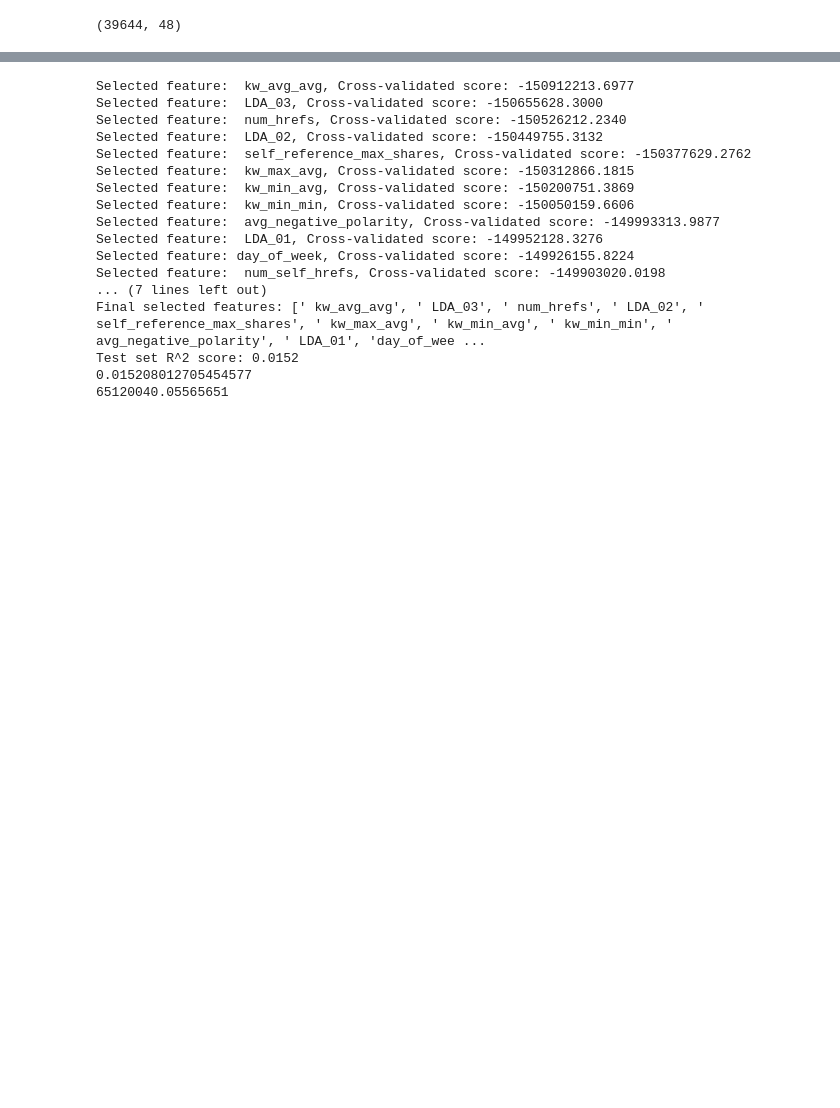
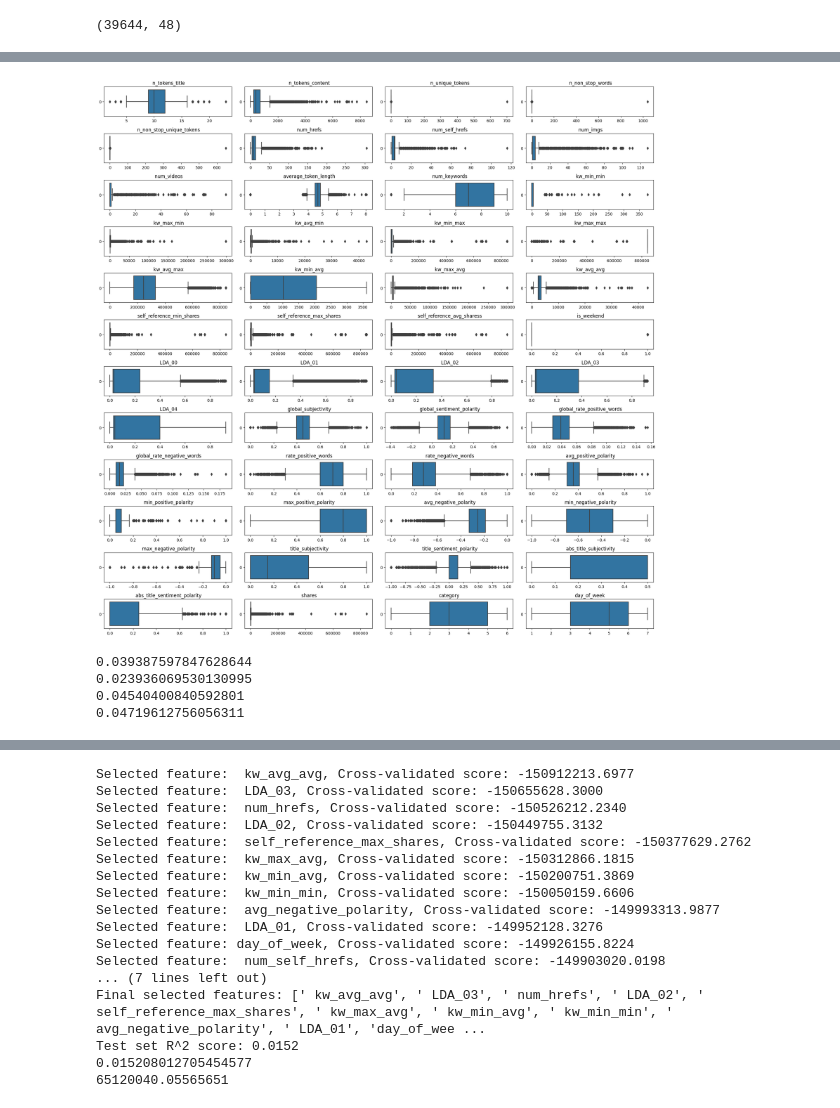
Before and after one commit to mostafamhmdi/A-data-mining-project, a Jupyter notebook: notebooks/preprocess-news.ipynb, the cells around one changed output, grey strips where cells are left out. Saved outputs shown, nothing was run; the diff lists cells and outputs as text; code cells hidden in the pictures; blank space fills up the shorter version.

```diff
--- a/notebooks/preprocess-news.ipynb
+++ b/notebooks/preprocess-news.ipynb
@@ -133,19 +102,0 @@ X_scaled = scaler.fit_transform(X)
-# %%
-fig, axes = plt.subplots(nrows=12, ncols=4, figsize=(20, 30))
-fig.subplots_adjust(hspace=0.5, wspace=0.5)
-
-# Flatten the axes array for easy iteration
-axes = axes.flatten()
-
-# Iterate over each feature and create a scatter plot
-for i, col in enumerate(X.columns):
-    axes[i].scatter(X[col], y, alpha=0.5)
-    axes[i].set_title(f'Scatter plot of {col} vs Target')
-    axes[i].set_xlabel(col)
-    axes[i].set_ylabel('Target')
-
-# Remove any unused subplots
-for j in range(i + 1, len(axes)):
-    fig.delaxes(axes[j])
-
-plt.show()
@@ -191,0 +117,16 @@ R^2 Score for Lasso: 0.02634481936646038
+# %%
+num_cols = df.select_dtypes(['int64', 'float64']).columns
+
+# Create a 4x3 grid of subplots
+fig, axes = plt.subplots(12, 4, figsize=(20, 20))
+
+# Plot each numeric column
+for i, col in enumerate(num_cols):
+    row, col_num = divmod(i, 4)
+    sns.boxplot(df[col], ax=axes[row, col_num],orient='h')
+    axes[row, col_num].set_title(col)
+
+plt.tight_layout()
+plt.show()
+# %% [output]
+[figure, added]
@@ -191,0 +135,11 @@ R^2 Score for Lasso: 0.02634481936646038
+# %%
+print(df[' shares'].corr(df[' num_imgs']))
+print(df[' shares'].corr(df[' num_videos']))
+print(df[' shares'].corr(df[' num_hrefs']))
+
+print(df[' shares'].corr(df['num_media']))
+# %% [output]
+0.039387597847628644
+0.023936069530130995
+0.04540400840592801
+0.04719612756056311
```
Also changed, not shown: parts of 32 cells of this notebook, 2 other files.
